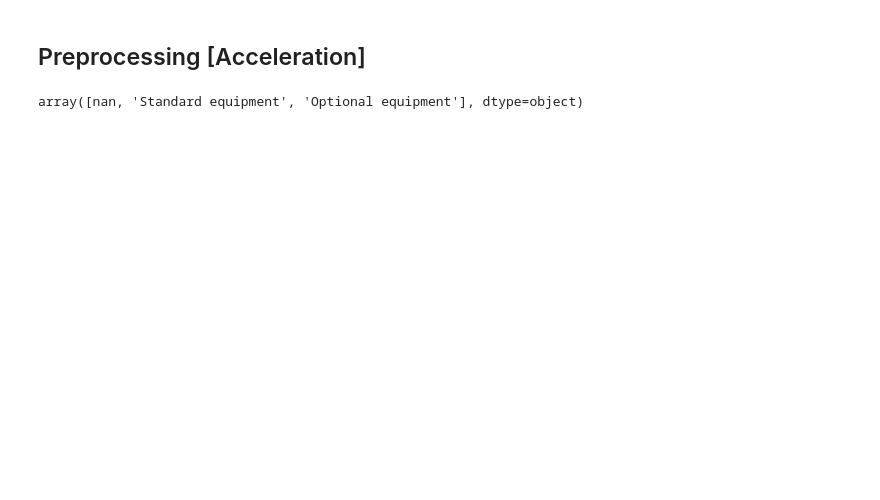
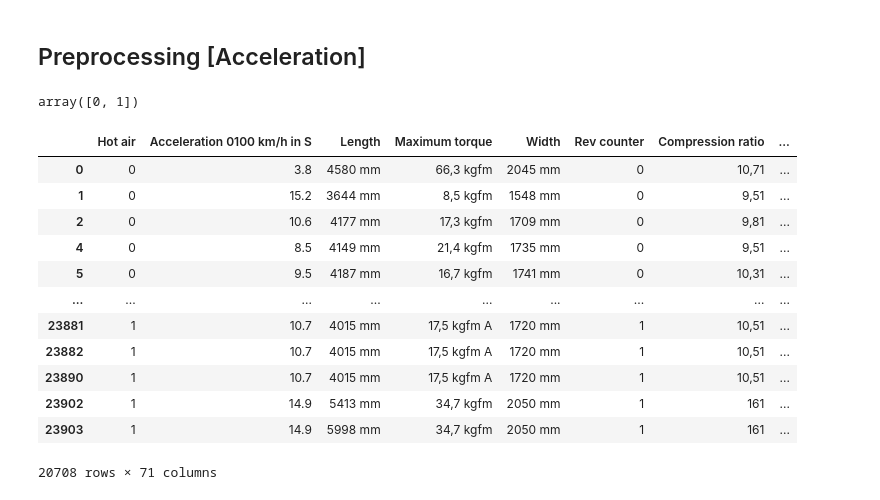
Before and after one commit to marcnaweb/car_recommendation_engine, a Jupyter notebook: notebooks/nika_notebook.ipynb, the cells around one changed output. Drawn from its saved outputs; the diff is of its cells as text; code cells hidden in the pictures; blank space fills up the shorter version.

```diff
--- a/notebooks/nika_notebook.ipynb
+++ b/notebooks/nika_notebook.ipynb
@@ -113,3 +107,15 @@ ValueError: The truth value of a Series is ambiguous. Use a.empty, a.bool(), a.i
+# %%
+preprocessing_df = new_filtered_df.copy()
+
+columns_to_transform = ['Hot air', 'Rev counter', 'Assisted direction', 'ABS brakes', 'Rear window', 'Central locking of the doors',
+                        'Headrest for all occupants', 'Electric rearview mirror adjustment', 'Air conditioning',
+                        'Bluetooth connection', 'Frontal Airbags', 'Steering wheel adjustment height',
+                        'Electric front window control', 'Multifunctional steering wheel', 'Driver s seat with height adjustment',
+                        'On board computer', 'Light in the trunk', 'Alloy wheels', 'USB connection', 'Radio',
+                        'Folding rear seat', 'Perimeter anti theft alarm', 'Cooling liquid thermometer']
+
+# Replace NaN with 0 and other values with 1
+preprocessing_df[columns_to_transform] = preprocessing_df[columns_to_transform].applymap(lambda x: 0 if pd.isnull(x) else 1)
 # %% [markdown]
 ## Preprocessing [Acceleration]
 # %%
@@ -118,9 +124,27 @@ preprocessing_df['Acceleration'] = preprocessing_df['Acceleration'].str.extract(
 
 # Replace ',' with '.' and convert to numeric
 preprocessing_df['Acceleration'] = preprocessing_df['Acceleration'].str.replace(',', '.').astype(float)
+# Rename Column
+preprocessing_df = preprocessing_df.rename(columns={'Acceleration': 'Acceleration 0100 km/h in S'})
-# %%
-preprocessing_df['Hot air'].unique()
-# %% [output]
-array([nan, 'Standard equipment', 'Optional equipment'], dtype=object)
+# %%
+preprocessing_df['Cooling liquid thermometer'].unique()
+# %% [output]
+array([0, 1])
 # %%
 # filtered_df.to_csv("df_main_features.csv")
+# %%
+preprocessing_df
+# %% [output]
+|  | Hot air | Acceleration 0100 km/h in S | Length | Maximum torque | Width | Rev counter | Compression ratio | ... |
+| 0 | 0 | 3.8 | 4580 mm | 66,3 kgfm | 2045 mm | 0 | 10,71 | ... |
+| 1 | 0 | 15.2 | 3644 mm | 8,5 kgfm | 1548 mm | 0 | 9,51 | ... |
+| 2 | 0 | 10.6 | 4177 mm | 17,3 kgfm | 1709 mm | 0 | 9,81 | ... |
+| 4 | 0 | 8.5 | 4149 mm | 21,4 kgfm | 1735 mm | 0 | 9,51 | ... |
+| 5 | 0 | 9.5 | 4187 mm | 16,7 kgfm | 1741 mm | 0 | 10,31 | ... |
+| ... | ... | ... | ... | ... | ... | ... | ... | ... |
+| 23881 | 1 | 10.7 | 4015 mm | 17,5 kgfm A | 1720 mm | 1 | 10,51 | ... |
+| 23882 | 1 | 10.7 | 4015 mm | 17,5 kgfm A | 1720 mm | 1 | 10,51 | ... |
+| 23890 | 1 | 10.7 | 4015 mm | 17,5 kgfm A | 1720 mm | 1 | 10,51 | ... |
+| 23902 | 1 | 14.9 | 5413 mm | 34,7 kgfm | 2050 mm | 1 | 161 | ... |
+| 23903 | 1 | 14.9 | 5998 mm | 34,7 kgfm | 2050 mm | 1 | 161 | ... |
+20708 rows × 71 columns
```
Also changed, not shown: parts of 3 cells of this notebook.
